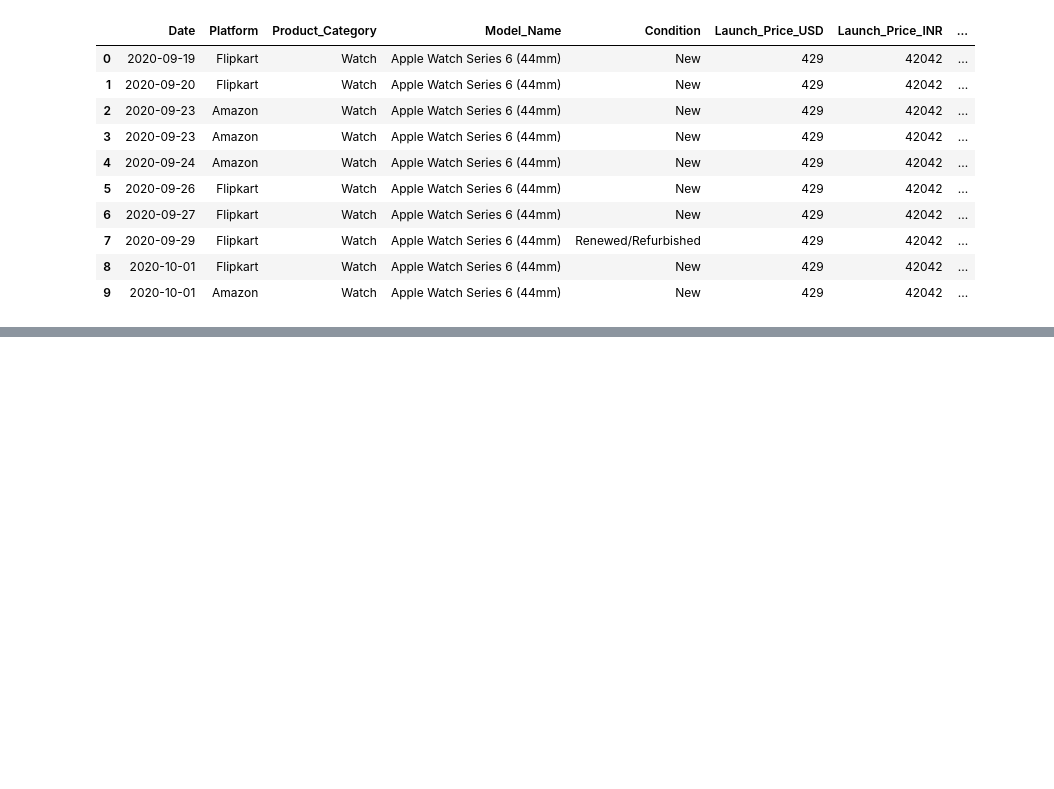
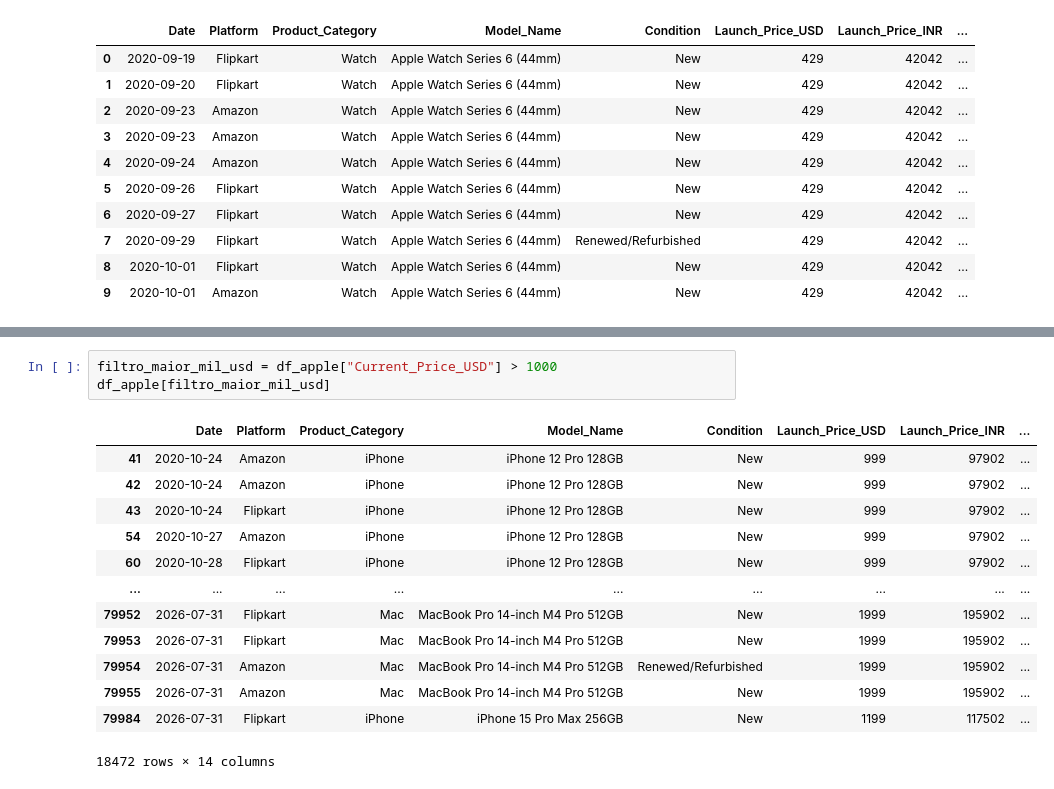
Before and after one commit to RafaelsBahr/Pandas-Luiza, a Jupyter notebook: notebooks/apple_eda.ipynb, the cells around one changed output, grey strips where cells are left out. Saved outputs shown, nothing was run; the diff lists cells and outputs as text; blank space fills up the shorter version.

```diff
--- a/notebooks/apple_eda.ipynb
+++ b/notebooks/apple_eda.ipynb
@@ -74,0 +155,17 @@ df_apple.head(10)
+# %%
+filtro_maior_mil_usd = df_apple["Current_Price_USD"] > 1000
+df_apple[filtro_maior_mil_usd]
+# %% [output]
+|  | Date | Platform | Product_Category | Model_Name | Condition | Launch_Price_USD | Launch_Price_INR | ... |
+| 41 | 2020-10-24 | Amazon | iPhone | iPhone 12 Pro 128GB | New | 999 | 97902 | ... |
+| 42 | 2020-10-24 | Amazon | iPhone | iPhone 12 Pro 128GB | New | 999 | 97902 | ... |
+| 43 | 2020-10-24 | Flipkart | iPhone | iPhone 12 Pro 128GB | New | 999 | 97902 | ... |
+| 54 | 2020-10-27 | Amazon | iPhone | iPhone 12 Pro 128GB | New | 999 | 97902 | ... |
+| 60 | 2020-10-28 | Flipkart | iPhone | iPhone 12 Pro 128GB | New | 999 | 97902 | ... |
+| ... | ... | ... | ... | ... | ... | ... | ... | ... |
+| 79952 | 2026-07-31 | Flipkart | Mac | MacBook Pro 14-inch M4 Pro 512GB | New | 1999 | 195902 | ... |
+| 79953 | 2026-07-31 | Flipkart | Mac | MacBook Pro 14-inch M4 Pro 512GB | New | 1999 | 195902 | ... |
+| 79954 | 2026-07-31 | Amazon | Mac | MacBook Pro 14-inch M4 Pro 512GB | Renewed/Refurbished | 1999 | 195902 | ... |
+| 79955 | 2026-07-31 | Amazon | Mac | MacBook Pro 14-inch M4 Pro 512GB | New | 1999 | 195902 | ... |
+| 79984 | 2026-07-31 | Flipkart | iPhone | iPhone 15 Pro Max 256GB | New | 1199 | 117502 | ... |
+18472 rows × 14 columns
```
Also changed, not shown: parts of 28 cells of this notebook.
